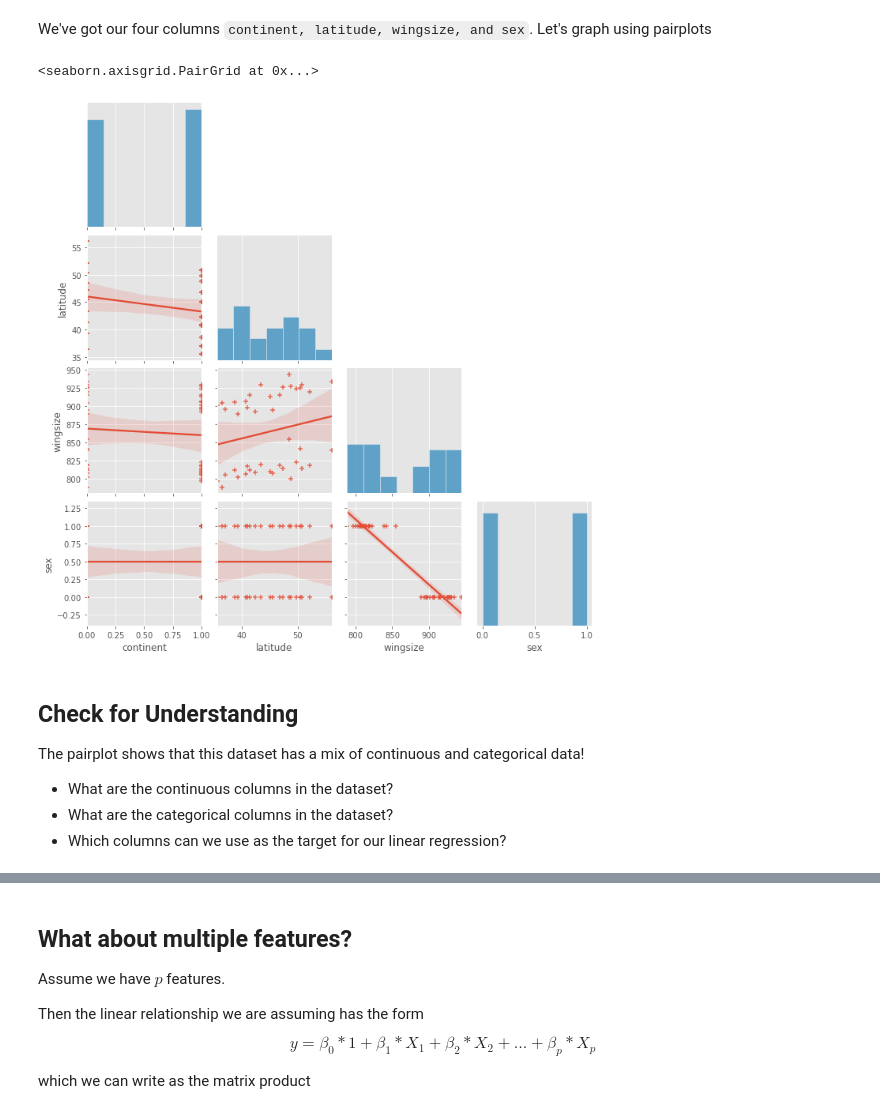
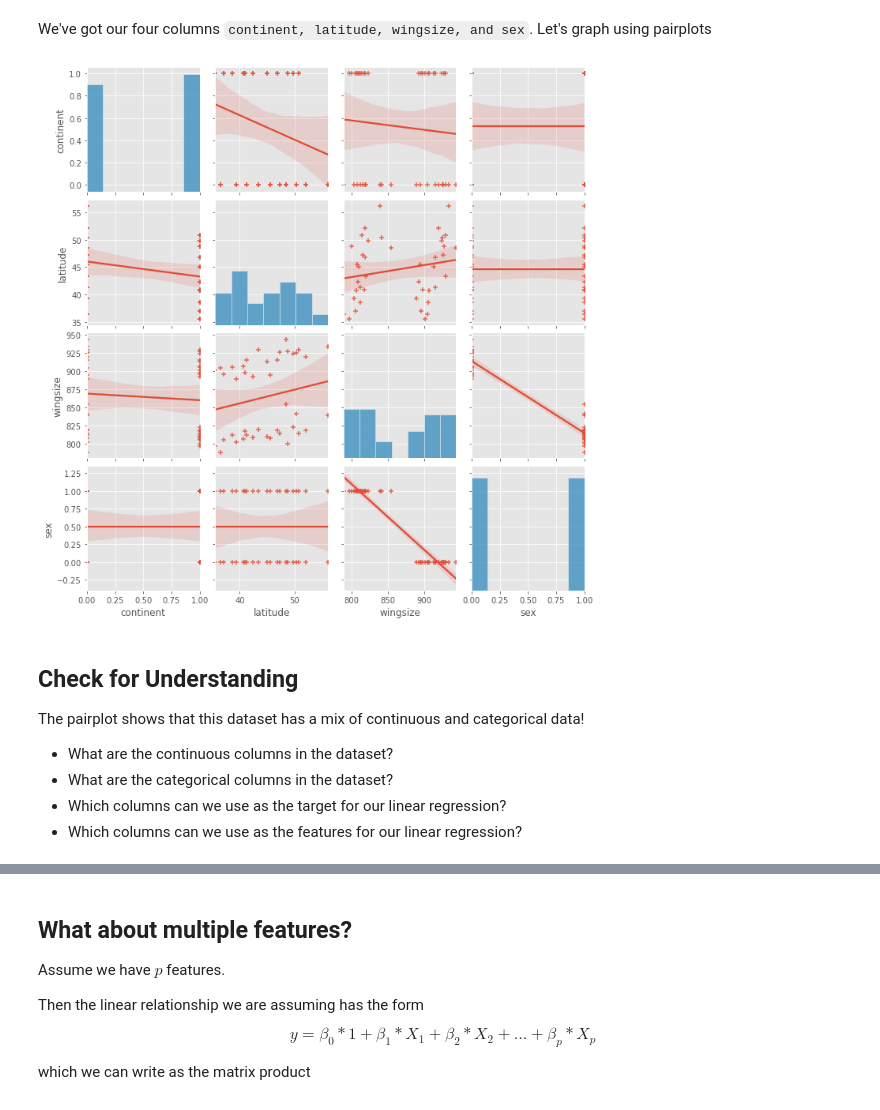
Before and after one commit to seanreed1111/dai-regression, a Jupyter notebook: linear-regression-2.ipynb, the cells around one changed output, grey strips where cells are left out. Cells and saved outputs as stored; diff of their text form; code cells hidden in the pictures.

```diff
--- a/linear-regression-2.ipynb
+++ b/linear-regression-2.ipynb
@@ -184,10 +183,9 @@ We've got our four columns `continent, latitude, wingsize, and sex`.
 Let's graph using pairplots
 # %%
 import seaborn as sns
-sns.pairplot(insects, corner=True, kind='reg', markers='+')
+sns.pairplot(insects, kind='reg', markers='+');
 # %% [output]
-<seaborn.axisgrid.PairGrid at 0x...>
-[figure, old version]
+[figure, new version]
 # %% [markdown]
 ## Check for Understanding
 
@@ -196,3 +194,4 @@ The pairplot shows that this dataset has a mix of continuous and categorical dat
 * What are the continuous columns in the dataset?
 * What are the categorical columns in the dataset?
 * Which columns can we use as the target for our linear regression?
+* Which columns can we use as the features for our linear regression?
```
Also changed, not shown: parts of 31 cells of this notebook, 1 other file.
